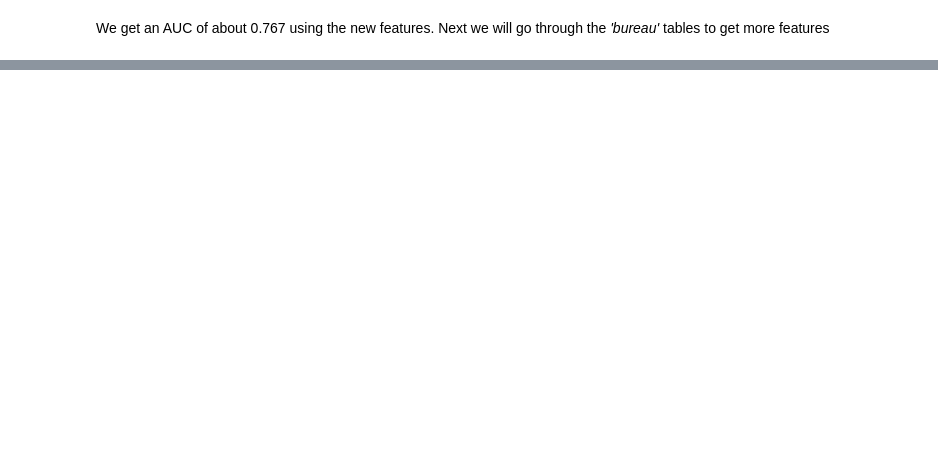
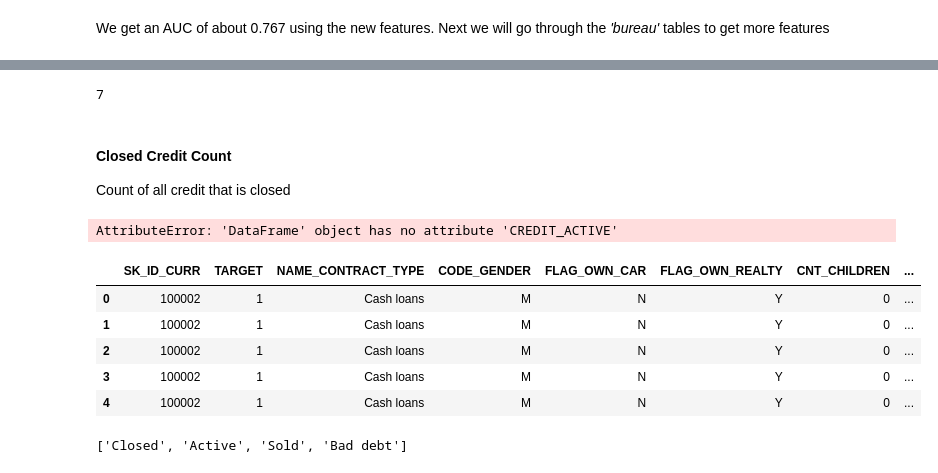
Before and after one commit to aminesnow/ML, a Jupyter notebook: python_applications/credit_default_risk/credit_default_risk_study.ipynb, the cells around one changed output, grey strips where cells are left out. Cells and saved outputs as stored; diff of their text form; code cells hidden in the pictures; blank space fills up the shorter version.

Commit message:
started working with bureau.csv

```diff
--- a/python_applications/credit_default_risk/credit_default_risk_study.ipynb
+++ b/python_applications/credit_default_risk/credit_default_risk_study.ipynb
@@ -1216,0 +1124,2 @@ We get an AUC of about 0.767 using the new features. Next we will go through the
+# %%
+bad_debt_dp = application_train_bureau[application_train_bureau.CREDIT_ACTIVE=='Bad debt'].groupby(['SK_ID_CURR'])['CREDIT_ACTIVE'].agg('count').reset_index(name='BAD_DEBT_CNT').head(30)
@@ -1216,0 +1144,16 @@ We get an AUC of about 0.767 using the new features. Next we will go through the
+# %%
+application_train_bureau = pd.merge(application_train_bureau, bad_debt_dp, on='SK_ID_CURR', how='left')
+# %%
+del bad_debt_dp
+gc.collect()
+# %% [output]
+7
+# %% [markdown]
+#### Closed Credit Count
+Count of all credit that is closed
+# %%
+closed_credit_dp = application_train_bureau[application_train_bureau.CREDIT_ACTIVE=='Closed'].groupby(['SK_ID_CURR','CREDIT_ACTIVE']).size().reset_index(name='CLOSED_CREDIT_CNT')
+# %% [output]
+AttributeError: 'DataFrame' object has no attribute 'CREDIT_ACTIVE'
+# %%
+application_train_bureau = pd.merge(application_train_bureau, closed_credit_dp, on='SK_ID_CURR', how='left')
@@ -1216,0 +1163,13 @@ We get an AUC of about 0.767 using the new features. Next we will go through the
+# %%
+application_train_bureau.head()
+# %% [output]
+|  | SK_ID_CURR | TARGET | NAME_CONTRACT_TYPE | CODE_GENDER | FLAG_OWN_CAR | FLAG_OWN_REALTY | CNT_CHILDREN | ... |
+| 0 | 100002 | 1 | Cash loans | M | N | Y | 0 | ... |
+| 1 | 100002 | 1 | Cash loans | M | N | Y | 0 | ... |
+| 2 | 100002 | 1 | Cash loans | M | N | Y | 0 | ... |
+| 3 | 100002 | 1 | Cash loans | M | N | Y | 0 | ... |
+| 4 | 100002 | 1 | Cash loans | M | N | Y | 0 | ... |
+# %%
+bureau['CREDIT_ACTIVE'].unique().tolist()
+# %% [output]
+['Closed', 'Active', 'Sold', 'Bad debt']
```
Also changed, not shown: parts of 42 cells of this notebook.
